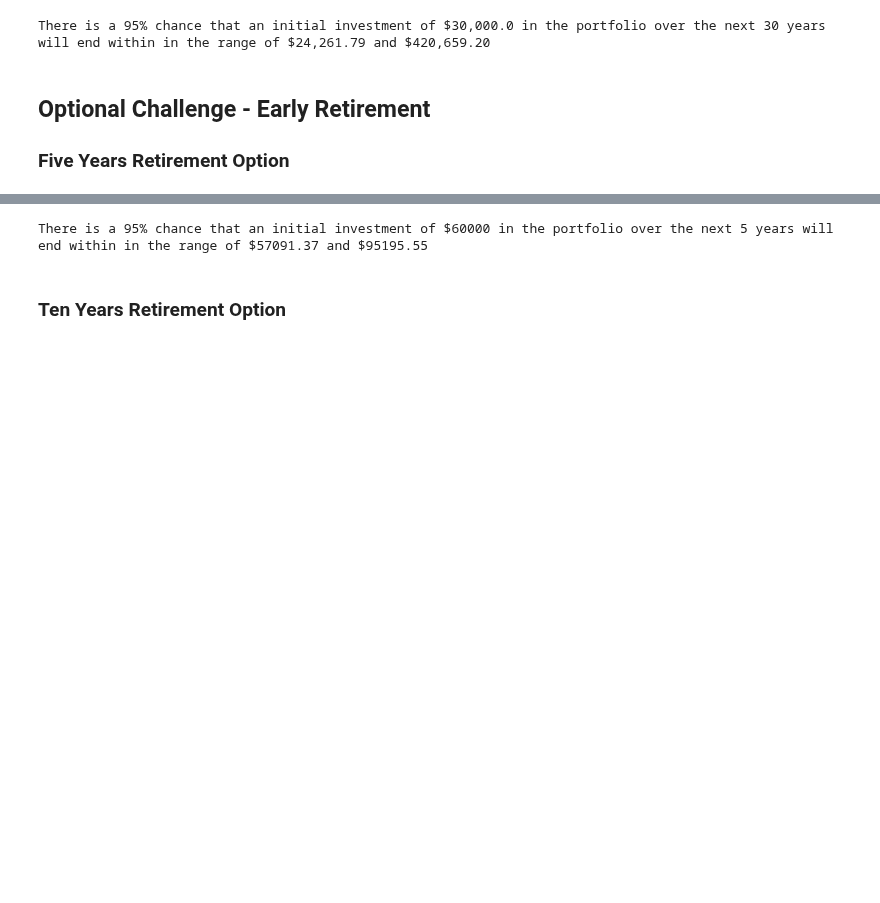
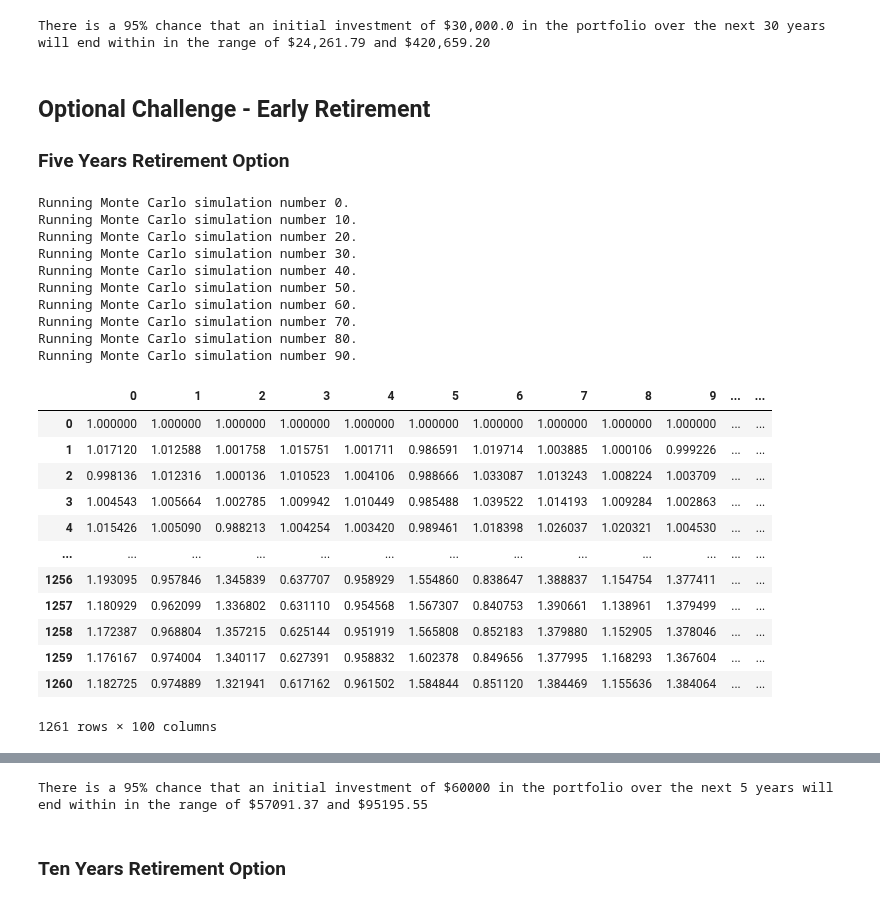
Before and after one commit to juil/fintech-uoftbootcamp, a Jupyter notebook: assignments/unit05-assignment/financial-planner.ipynb, the cells around one changed output, grey strips where cells are left out. Drawn from its saved outputs; the diff is of its cells as text; code cells hidden in the pictures; blank space fills up the shorter version.

```diff
--- a/assignments/unit05-assignment/financial-planner.ipynb
+++ b/assignments/unit05-assignment/financial-planner.ipynb
@@ -323,3 +331,27 @@ There is a 95% chance that an initial investment of $30,000.0 in the portfolio o
 # %%
-# Configuring a Monte Carlo simulation to forecast 5 years cumulative returns
-# YOUR CODE HERE!
+# Running a Monte Carlo simulation to forecast 5 years cumulative returns
+MC_5year.calc_cumulative_return()
+# %% [output]
+Running Monte Carlo simulation number 0.
+Running Monte Carlo simulation number 10.
+Running Monte Carlo simulation number 20.
+Running Monte Carlo simulation number 30.
+Running Monte Carlo simulation number 40.
+Running Monte Carlo simulation number 50.
+Running Monte Carlo simulation number 60.
+Running Monte Carlo simulation number 70.
+Running Monte Carlo simulation number 80.
+Running Monte Carlo simulation number 90.
+|  | 0 | 1 | 2 | 3 | 4 | 5 | 6 | 7 | 8 | 9 | ... | ... |
+| 0 | 1.000000 | 1.000000 | 1.000000 | 1.000000 | 1.000000 | 1.000000 | 1.000000 | 1.000000 | 1.000000 | 1.000000 | ... | ... |
+| 1 | 1.017120 | 1.012588 | 1.001758 | 1.015751 | 1.001711 | 0.986591 | 1.019714 | 1.003885 | 1.000106 | 0.999226 | ... | ... |
+| 2 | 0.998136 | 1.012316 | 1.000136 | 1.010523 | 1.004106 | 0.988666 | 1.033087 | 1.013243 | 1.008224 | 1.003709 | ... | ... |
+| 3 | 1.004543 | 1.005664 | 1.002785 | 1.009942 | 1.010449 | 0.985488 | 1.039522 | 1.014193 | 1.009284 | 1.002863 | ... | ... |
+| 4 | 1.015426 | 1.005090 | 0.988213 | 1.004254 | 1.003420 | 0.989461 | 1.018398 | 1.026037 | 1.020321 | 1.004530 | ... | ... |
+| ... | ... | ... | ... | ... | ... | ... | ... | ... | ... | ... | ... | ... |
+| 1256 | 1.193095 | 0.957846 | 1.345839 | 0.637707 | 0.958929 | 1.554860 | 0.838647 | 1.388837 | 1.154754 | 1.377411 | ... | ... |
+| 1257 | 1.180929 | 0.962099 | 1.336802 | 0.631110 | 0.954568 | 1.567307 | 0.840753 | 1.390661 | 1.138961 | 1.379499 | ... | ... |
+| 1258 | 1.172387 | 0.968804 | 1.357215 | 0.625144 | 0.951919 | 1.565808 | 0.852183 | 1.379880 | 1.152905 | 1.378046 | ... | ... |
+| 1259 | 1.176167 | 0.974004 | 1.340117 | 0.627391 | 0.958832 | 1.602378 | 0.849656 | 1.377995 | 1.168293 | 1.367604 | ... | ... |
+| 1260 | 1.182725 | 0.974889 | 1.321941 | 0.617162 | 0.961502 | 1.584844 | 0.851120 | 1.384469 | 1.155636 | 1.384064 | ... | ... |
+1261 rows × 100 columns
```
Also changed, not shown: parts of 5 cells of this notebook.
